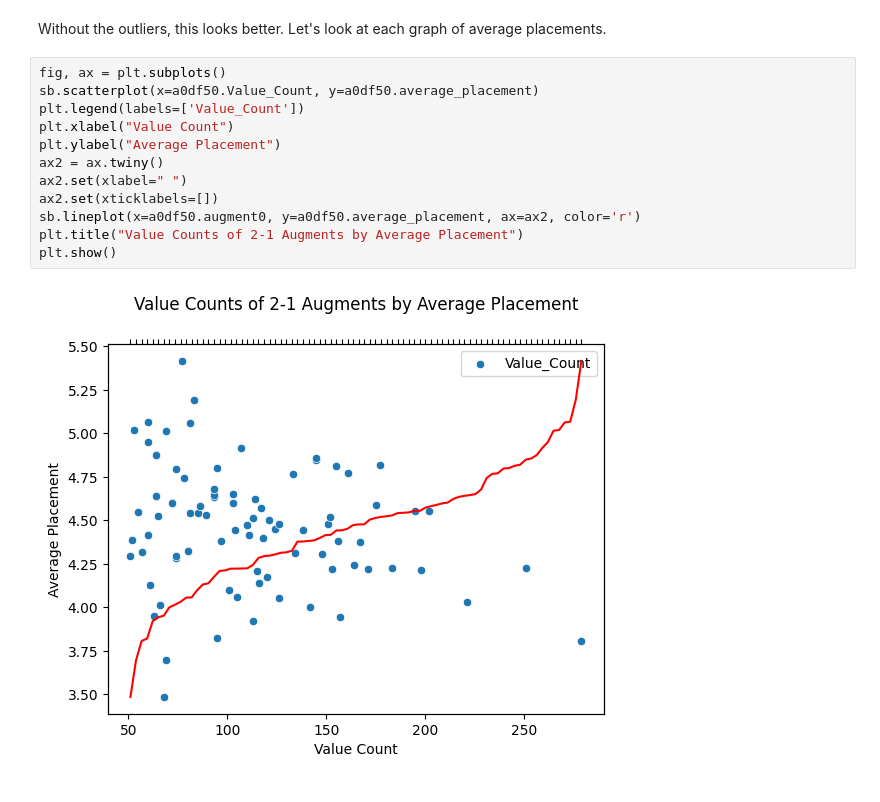
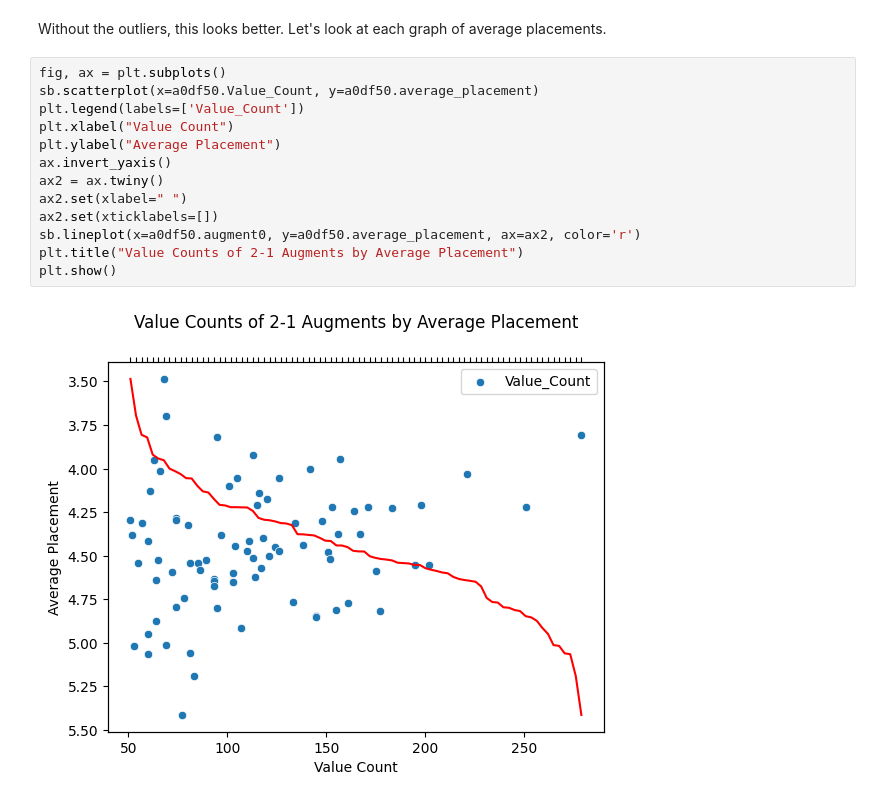
Before and after one commit to Skahan93/Skahan93.github.io, a Jupyter notebook: index.ipynb, the cells around one changed output. Drawn from its saved outputs; the diff is of its cells as text.

Commit message:
fixed augment graphs

```diff
--- a/index.ipynb
+++ b/index.ipynb
@@ -447,17 +447,18 @@ Without the outliers, this looks better. Let's look at each graph of average pla
 # %%
 fig, ax = plt.subplots()
 sb.scatterplot(x=a0df50.Value_Count, y=a0df50.average_placement)
 plt.legend(labels=['Value_Count'])
 plt.xlabel("Value Count")
 plt.ylabel("Average Placement")
+ax.invert_yaxis()
 ax2 = ax.twiny()
 ax2.set(xlabel=" ")
 ax2.set(xticklabels=[])
 sb.lineplot(x=a0df50.augment0, y=a0df50.average_placement, ax=ax2, color='r')
 plt.title("Value Counts of 2-1 Augments by Average Placement")
 plt.show()
 # %% [output]
-[figure, old version]
+[figure, new version]
 # %%
 fig, ax = plt.subplots()
 sb.scatterplot(x=a1df50.Value_Count, y=a1df50.average_placement)
```
Also changed, not shown: parts of 6 cells of this notebook, 1 other file.
